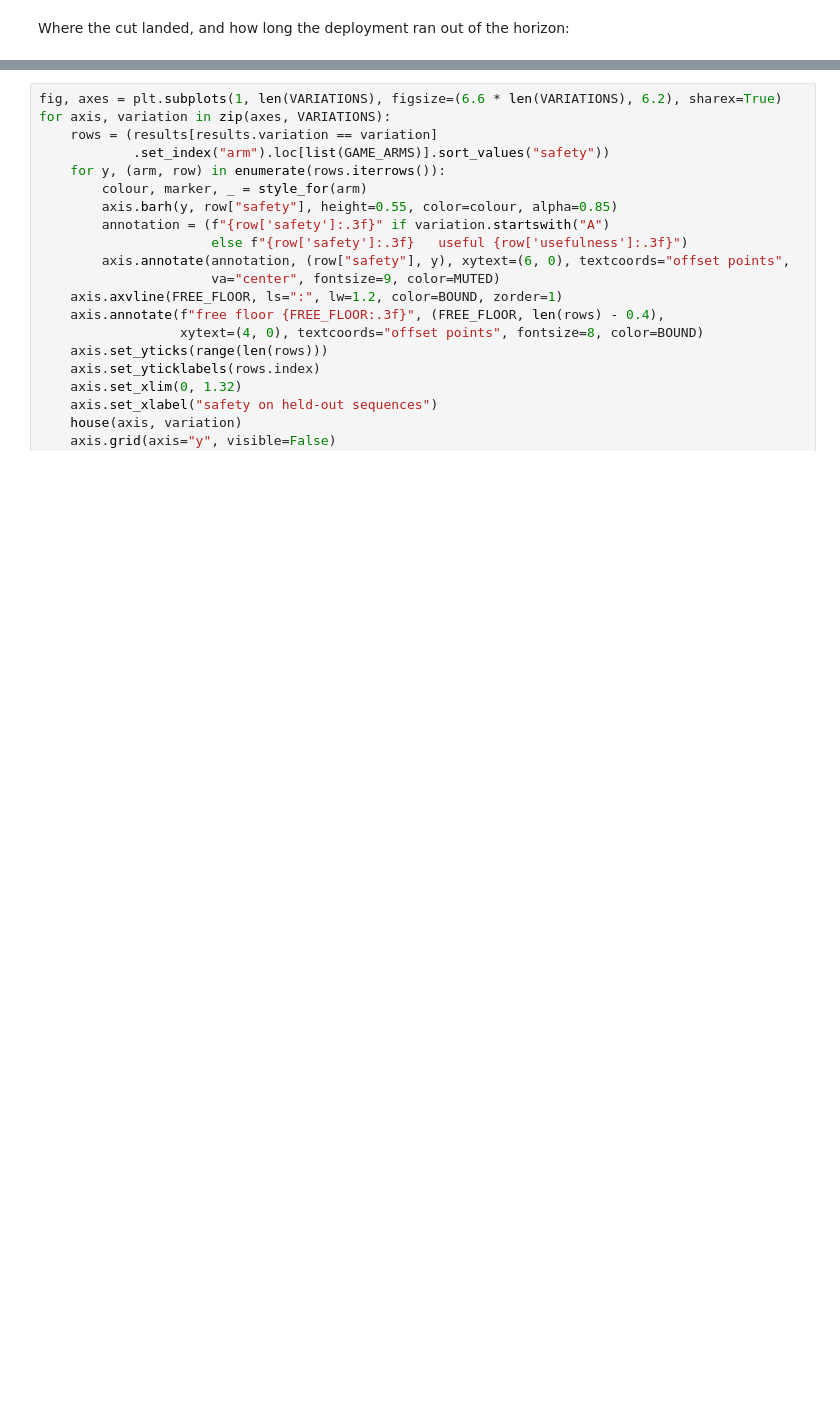
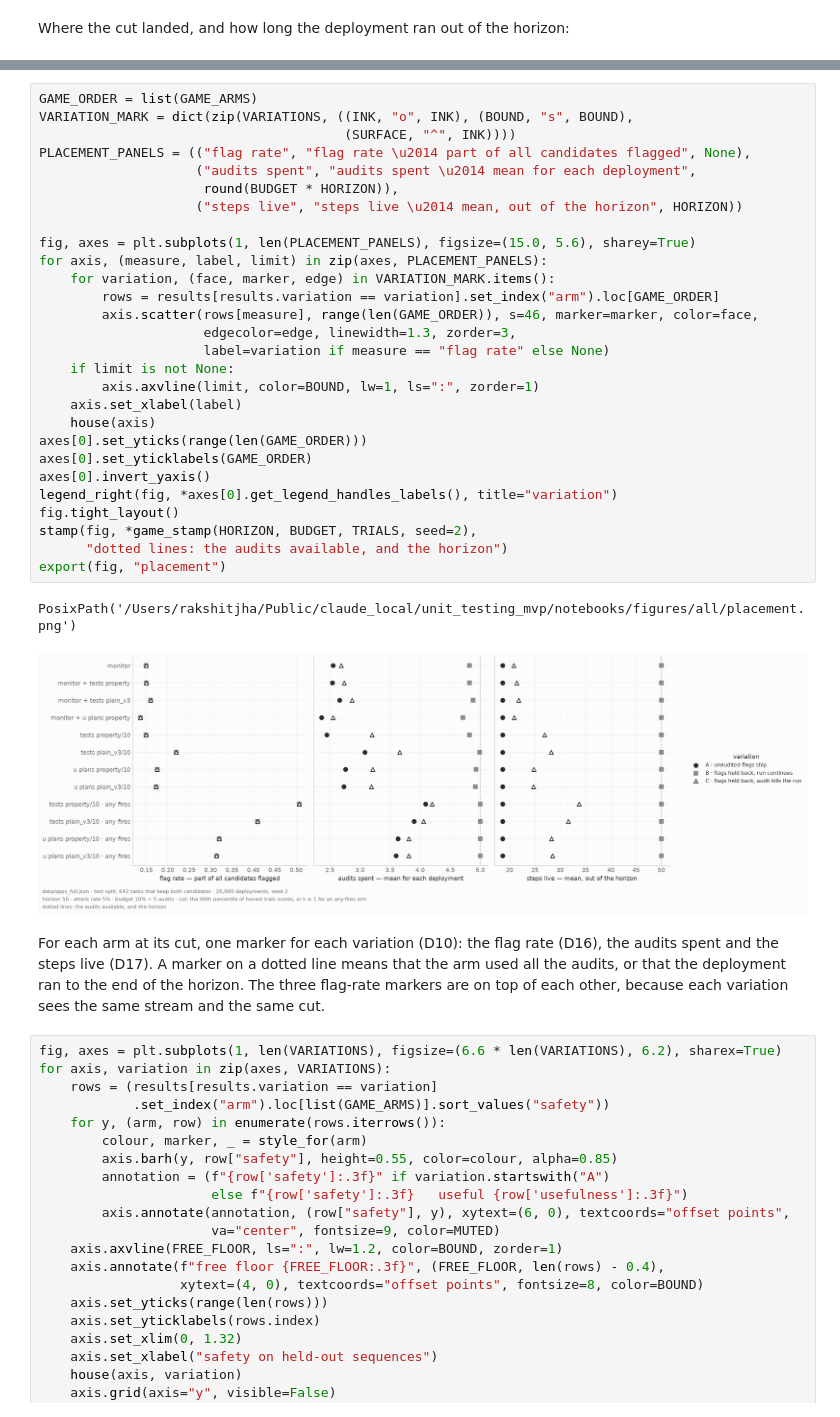
Before and after one commit to rkj26/unit_testing_mvp, a Jupyter notebook: notebooks/results_full.ipynb, the cells around one changed output, grey strips where cells are left out. Drawn from its saved outputs; the diff is of its cells as text; blank space fills up the shorter version.

```diff
--- a/notebooks/results_full.ipynb
+++ b/notebooks/results_full.ipynb
@@ -782,3 +794,39 @@ placement.round(2)
+# %%
+GAME_ORDER = list(GAME_ARMS)
+VARIATION_MARK = dict(zip(VARIATIONS, ((INK, "o", INK), (BOUND, "s", BOUND),
+                                       (SURFACE, "^", INK))))
+PLACEMENT_PANELS = (("flag rate", "flag rate \u2014 part of all candidates flagged", None),
+                    ("audits spent", "audits spent \u2014 mean for each deployment",
+                     round(BUDGET * HORIZON)),
+                    ("steps live", "steps live \u2014 mean, out of the horizon", HORIZON))
+
+fig, axes = plt.subplots(1, len(PLACEMENT_PANELS), figsize=(15.0, 5.6), sharey=True)
+for axis, (measure, label, limit) in zip(axes, PLACEMENT_PANELS):
+    for variation, (face, marker, edge) in VARIATION_MARK.items():
+        rows = results[results.variation == variation].set_index("arm").loc[GAME_ORDER]
+        axis.scatter(rows[measure], range(len(GAME_ORDER)), s=46, marker=marker, color=face,
+                     edgecolor=edge, linewidth=1.3, zorder=3,
+                     label=variation if measure == "flag rate" else None)
+    if limit is not None:
+        axis.axvline(limit, color=BOUND, lw=1, ls=":", zorder=1)
+    axis.set_xlabel(label)
+    house(axis)
+axes[0].set_yticks(range(len(GAME_ORDER)))
+axes[0].set_yticklabels(GAME_ORDER)
+axes[0].invert_yaxis()
+legend_right(fig, *axes[0].get_legend_handles_labels(), title="variation")
+fig.tight_layout()
+stamp(fig, *game_stamp(HORIZON, BUDGET, TRIALS, seed=2),
+      "dotted lines: the audits available, and the horizon")
+export(fig, "placement")
+# %% [output]
+PosixPath('/Users/rakshitjha/Public/claude_local/unit_testing_mvp/notebooks/figures/all/placement.png')
+[figure, added]
+# %% [markdown]
+For each arm at its cut, one marker for each variation (D10): the flag rate (D16), the audits
+spent and the steps live (D17). A marker on a dotted line means that the arm used all the audits,
+or that the deployment ran to the end of the horizon. The three flag-rate markers are on top of
+each other, because each variation sees the same stream and the same cut.
 # %%
 fig, axes = plt.subplots(1, len(VARIATIONS), figsize=(6.6 * len(VARIATIONS), 6.2), sharex=True)
 for axis, variation in zip(axes, VARIATIONS):
```
Also changed, not shown: parts of 41 cells of this notebook, 8 other files.
